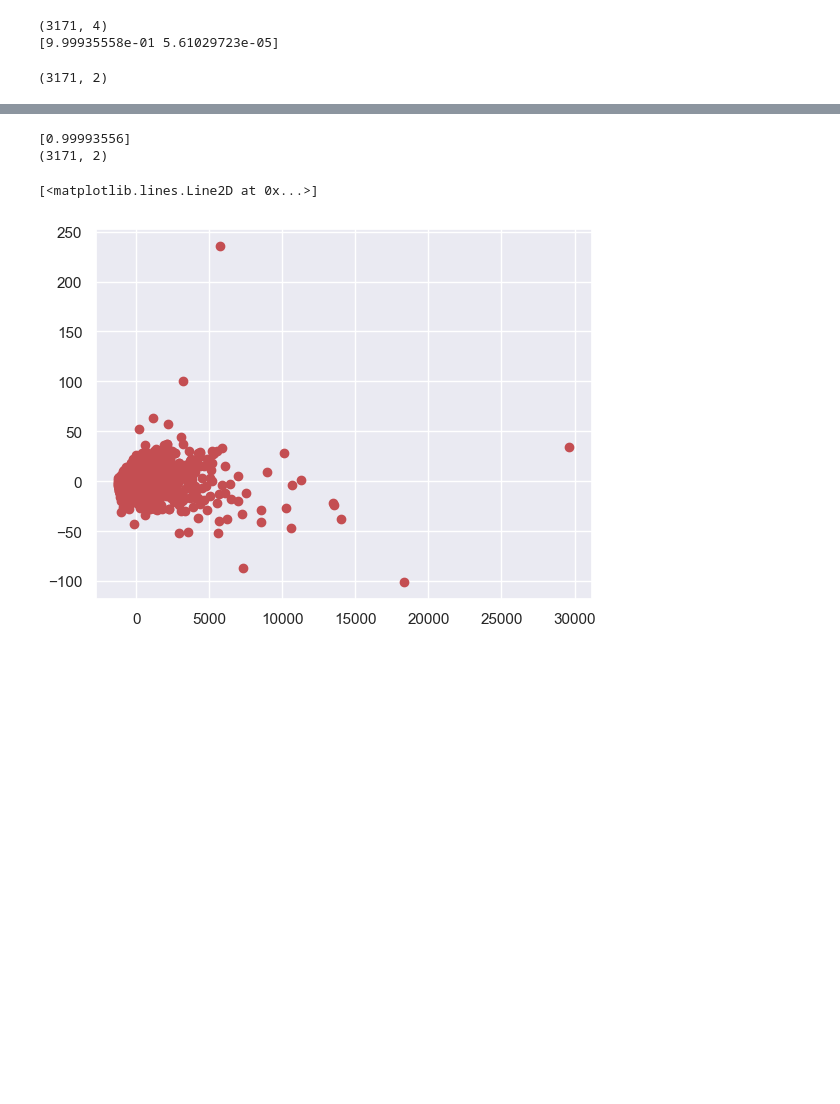
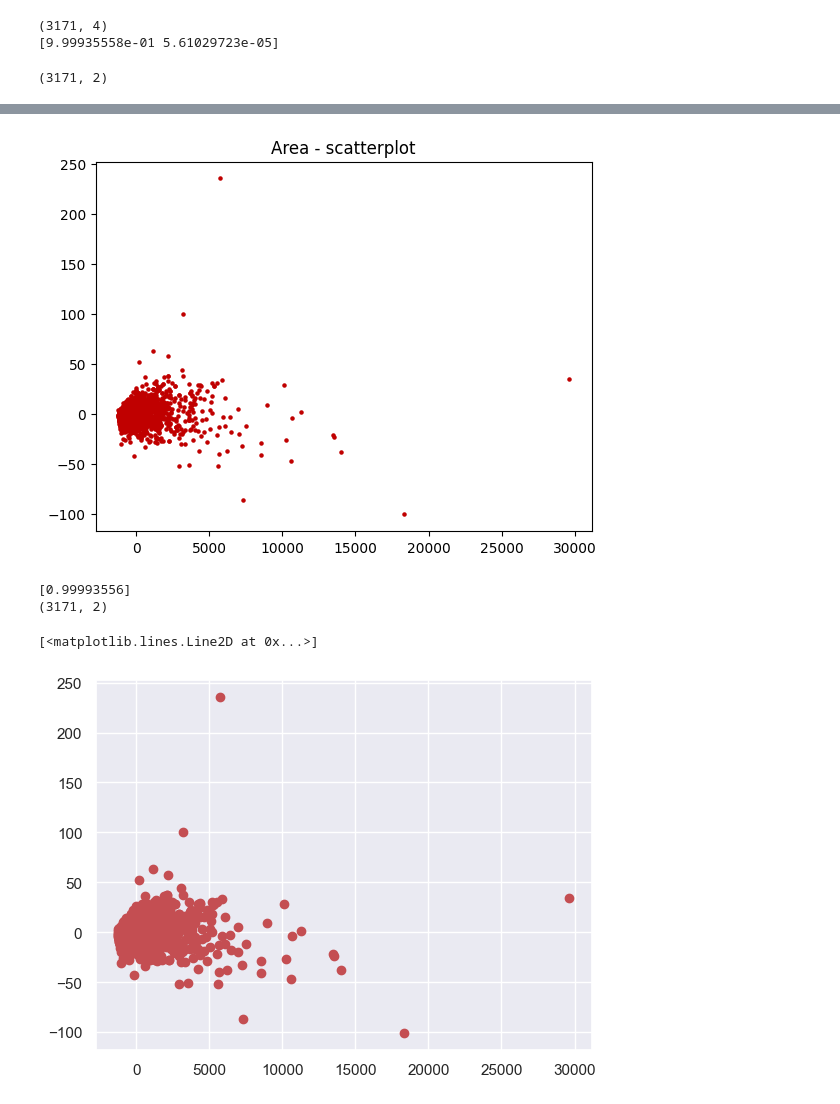
Before and after one commit to Karath-Vamsi/Swiss_homes_analysis, a Jupyter notebook: analysis.ipynb, the cells around one changed output, grey strips where cells are left out. Drawn from its saved outputs; the diff is of its cells as text; code cells hidden in the pictures; blank space fills up the shorter version.

Commit message:
bokeh plots changed to pyplot plots

```diff
--- a/analysis.ipynb
+++ b/analysis.ipynb
@@ -782,7 +746,8 @@ numpy_area_trans.shape
 # %% [output]
 (3171, 2)
 # %%
-p1 = figure(title = 'Area - scatterplot', x_axis_label = 'x-axis', y_axis_label = 'y-axis')
-p1.scatter(numpy_area_trans[:,0],numpy_area_trans[:,1],marker = 'o', color = '#C00000', size = 5)
-show(p1)
+plt.figure()
+plt.scatter(numpy_area_trans[:, 0], numpy_area_trans[:, 1], marker='o', color='#C00000', s=5)
+plt.title('Area - scatterplot')
+plt.show()
 # %% [output]
@@ -791,3 +754,4 @@ show(p1)
+[figure, added]
 # %%
 pca_area_1 = PCA(n_components=1)
 pca_area_1.fit(numpy_area)
```
Also changed, not shown: parts of 21 cells of this notebook.
